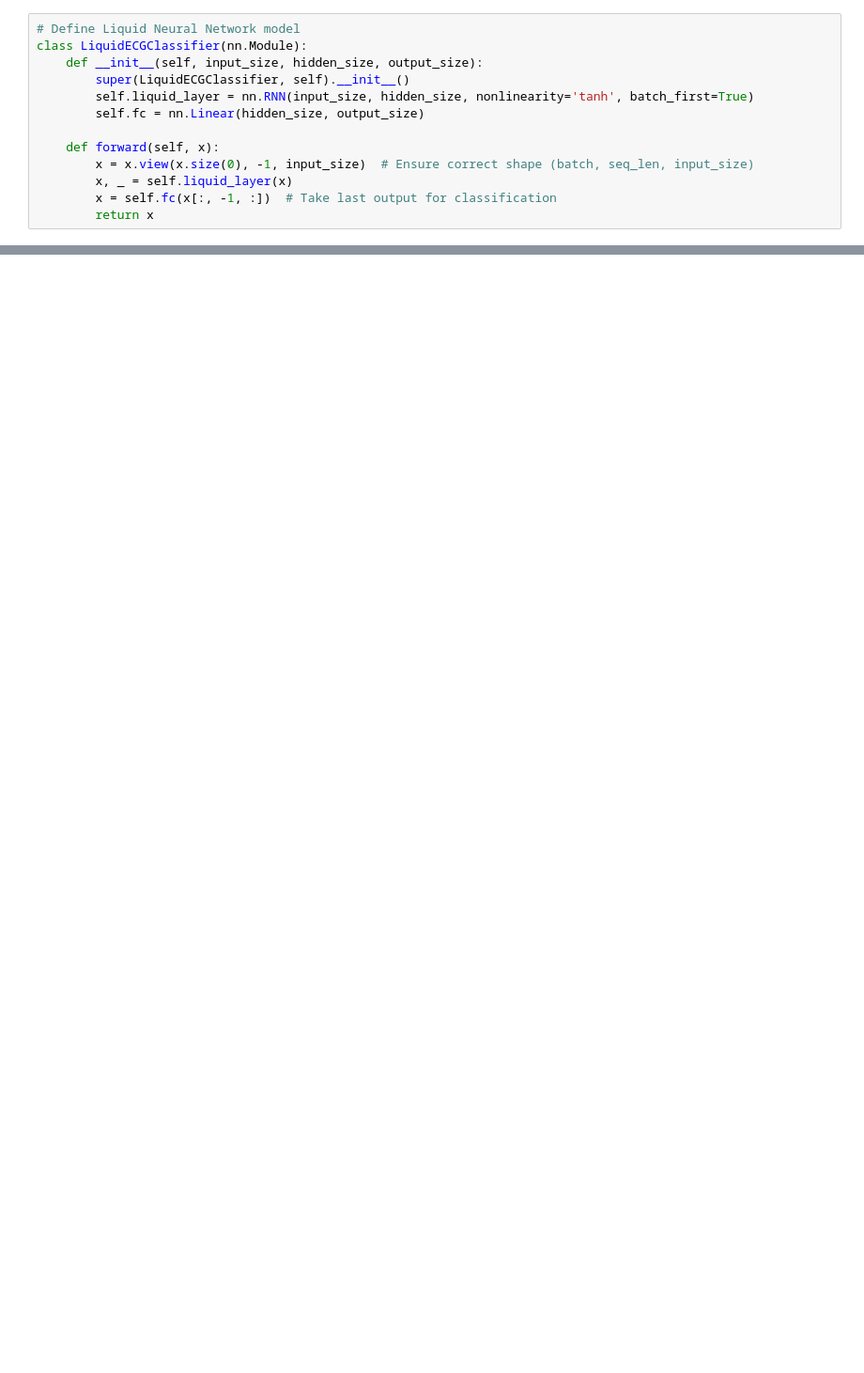
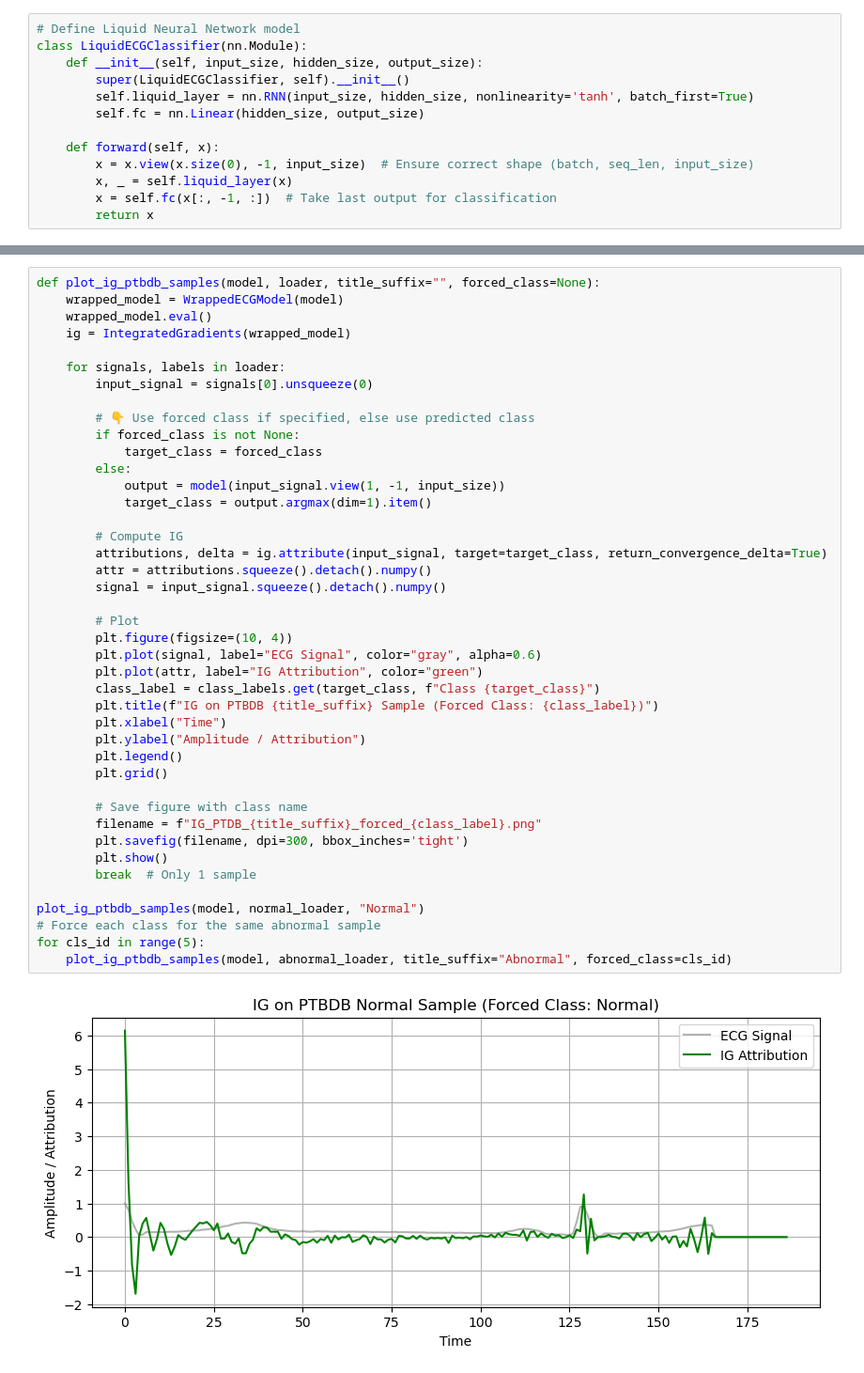
Before and after one commit to PranitaAbbireddy/Liquid-Neural-Network-Based-ECG-Diagnosis, a Jupyter notebook: Model/LNN_based_ECG_Diagnosis.ipynb, the cells around one changed output, grey strips where cells are left out. Shown at 94% size. Saved outputs shown, nothing was run; the diff lists cells and outputs as text; blank space fills up the shorter version.

```diff
--- a/Model/LNN_based_ECG_Diagnosis.ipynb
+++ b/Model/LNN_based_ECG_Diagnosis.ipynb
@@ -203,0 +307,44 @@ Test Accuracy: 97.01%
+# %%
+def plot_ig_ptbdb_samples(model, loader, title_suffix="", forced_class=None):
+    wrapped_model = WrappedECGModel(model)
+    wrapped_model.eval()
+    ig = IntegratedGradients(wrapped_model)
+
+    for signals, labels in loader:
+        input_signal = signals[0].unsqueeze(0)
+
+        # 👇 Use forced class if specified, else use predicted class
+        if forced_class is not None:
+            target_class = forced_class
+        else:
+            output = model(input_signal.view(1, -1, input_size))
+            target_class = output.argmax(dim=1).item()
+
+        # Compute IG
+        attributions, delta = ig.attribute(input_signal, target=target_class, return_convergence_delta=True)
+        attr = attributions.squeeze().detach().numpy()
+        signal = input_signal.squeeze().detach().numpy()
+
+        # Plot
+        plt.figure(figsize=(10, 4))
+        plt.plot(signal, label="ECG Signal", color="gray", alpha=0.6)
+        plt.plot(attr, label="IG Attribution", color="green")
+        class_label = class_labels.get(target_class, f"Class {target_class}")
+        plt.title(f"IG on PTBDB {title_suffix} Sample (Forced Class: {class_label})")
+        plt.xlabel("Time")
+        plt.ylabel("Amplitude / Attribution")
+        plt.legend()
+        plt.grid()
+
+        # Save figure with class name
+        filename = f"IG_PTDB_{title_suffix}_forced_{class_label}.png"
+        plt.savefig(filename, dpi=300, bbox_inches='tight')
+        plt.show()
+        break  # Only 1 sample
+
+plot_ig_ptbdb_samples(model, normal_loader, "Normal")
+# Force each class for the same abnormal sample
+for cls_id in range(5):
+    plot_ig_ptbdb_samples(model, abnormal_loader, title_suffix="Abnormal", forced_class=cls_id)
+# %% [output]
+[figure, added]
```
Also changed, not shown: parts of 17 cells of this notebook.
